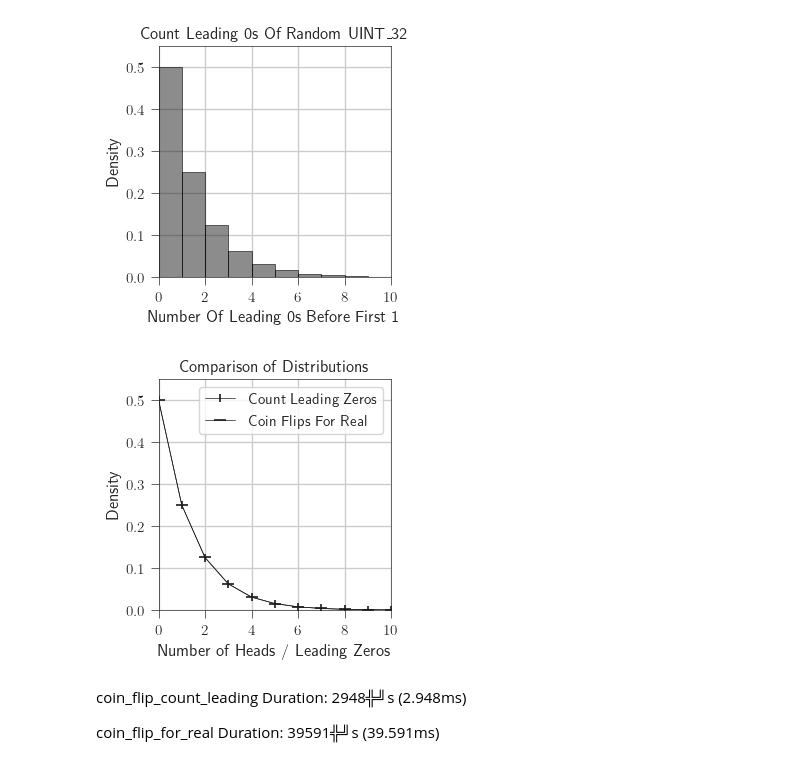
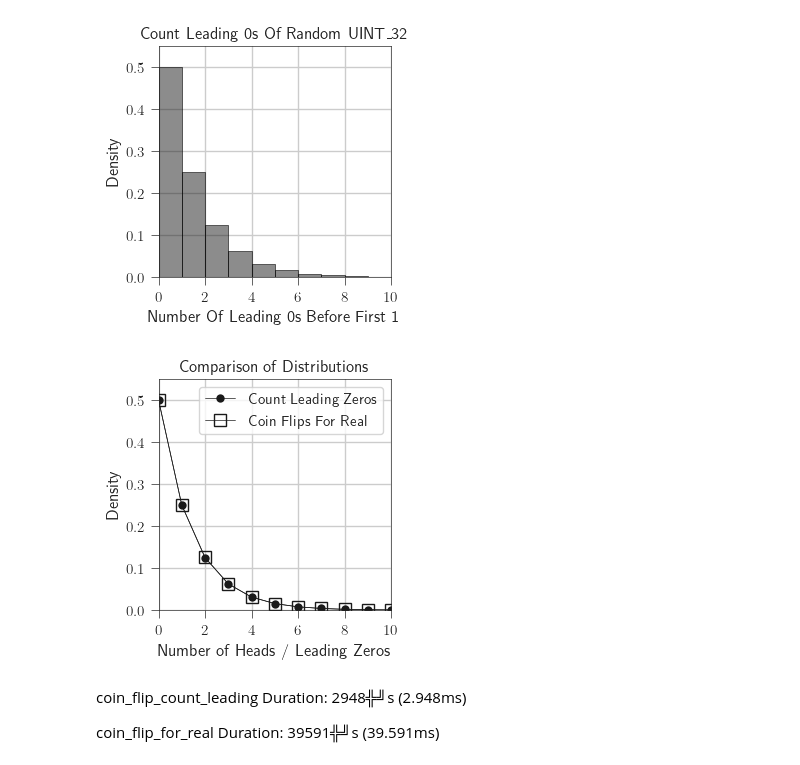
Before and after one commit to APAL-T2-2025/ASN1, a Jupyter notebook: notebook/coin_toss_dist.ipynb, the cells around one changed output. Drawn from its saved outputs; the diff is of its cells as text; code cells hidden in the pictures.

```diff
--- a/notebook/coin_toss_dist.ipynb
+++ b/notebook/coin_toss_dist.ipynb
@@ -96,46 +96,46 @@ sns.lineplot(
     y=hist1,
     linewidth=0.5,
     color='k',
-    marker='|',
-    markeredgewidth=1.2,
-    markerfacecolor='none',
-    markeredgecolor='k',
+    marker='o',
+    markeredgewidth=1,
+    markerfacecolor='k',
+    markeredgecolor='none',
     label='Count Leading Zeros',
     ax=ax
 )
 
 # Plot the second histogram
 sns.lineplot(
     x=bin_edges2[:-1],
     y=hist2,
     linewidth=0.5,
     color='k',
-    marker='_',
-    markersize=8,
+    marker='s',
+    markersize=9,
     markerfacecolor='none',
     markeredgecolor='k',
-    markeredgewidth=1.2,
+    markeredgewidth=1,
     label='Coin Flips For Real',
     ax=ax
 )
 
 ax.spines['top'].set_linewidth(0.5)
 ax.spines['right'].set_linewidth(0.5)
 ax.spines['left'].set_linewidth(0.5)
 ax.spines['bottom'].set_linewidth(0.5)
 ax.tick_params(width=0.5)
 
 ax.set_title("Comparison of Distributions")
 ax.set_xlabel('Number of Heads / Leading Zeros')
 ax.set_ylabel('Density')
 ax.grid(True)
 ax.legend()
 ax.set_xlim(0, 10)
 ax.set_ylim(0, 0.55)
 
 plt.savefig(ax.get_title().lower().replace(' ', '_') + '.pdf', bbox_inches='tight')
 # %% [output]
-[figure, old version]
+[figure, new version]
 # %% [markdown]
 coin_flip_count_leading
 Duration: 2948╬╝s (2.948ms)
```
Also changed, not shown: 23 other files.
